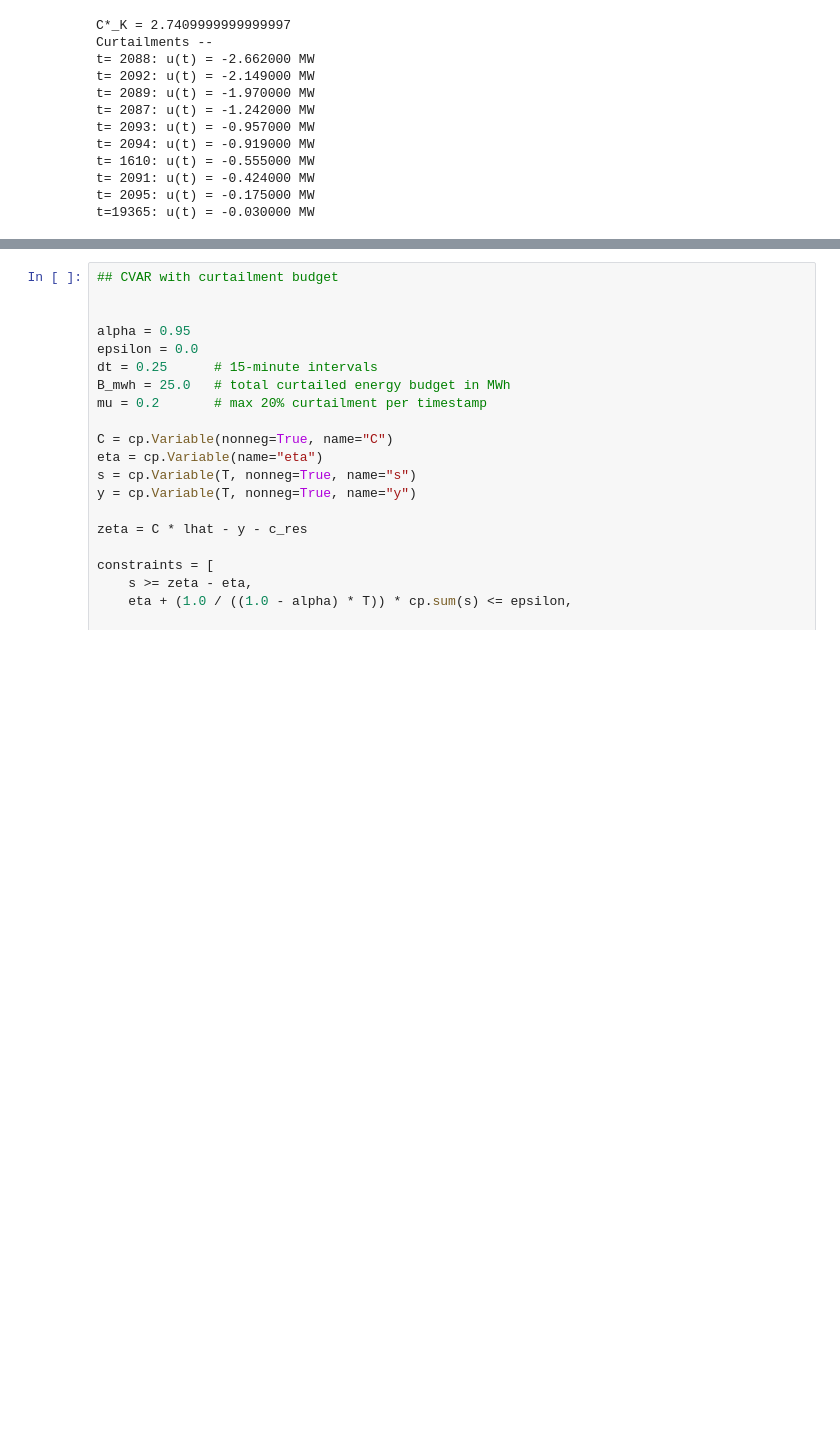
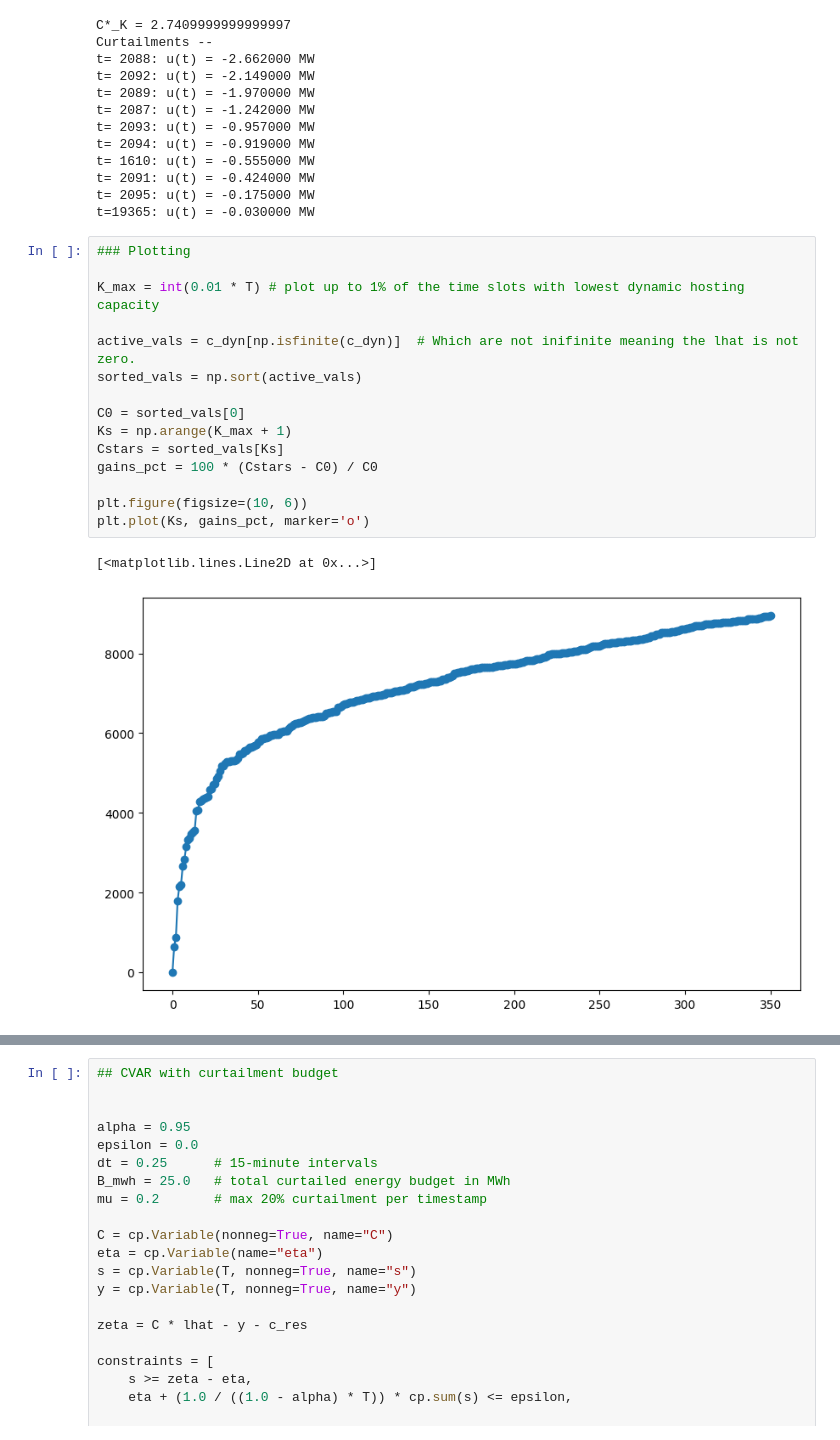
Before and after one commit to gcsarker/dynamic_hosting, a Jupyter notebook: main_copperplate.ipynb, the cells around one changed output, grey strips where cells are left out. Cells and saved outputs as stored; diff of their text form; blank space fills up the shorter version.

```diff
--- a/main_copperplate.ipynb
+++ b/main_copperplate.ipynb
@@ -91,6 +91,24 @@ t= 1610: u(t) = -0.555000 MW
 t= 2091: u(t) = -0.424000 MW
 t= 2095: u(t) = -0.175000 MW
 t=19365: u(t) = -0.030000 MW
+# %%
+### Plotting
+
+K_max = int(0.01 * T) # plot up to 1% of the time slots with lowest dynamic hosting capacity
+
+active_vals = c_dyn[np.isfinite(c_dyn)]  # Which are not inifinite meaning the lhat is not zero.
+sorted_vals = np.sort(active_vals)
+
+C0 = sorted_vals[0]
+Ks = np.arange(K_max + 1)
+Cstars = sorted_vals[Ks]
+gains_pct = 100 * (Cstars - C0) / C0
+
+plt.figure(figsize=(10, 6))
+plt.plot(Ks, gains_pct, marker='o')
+# %% [output]
+[<matplotlib.lines.Line2D at 0x...>]
+[figure, added]
 # %%
 ## CVAR with no curtailment budget
 ## Ensuring the expected tail loss is below epsilon with confidence level alpha
```
Also changed, not shown: parts of 2 cells of this notebook.
